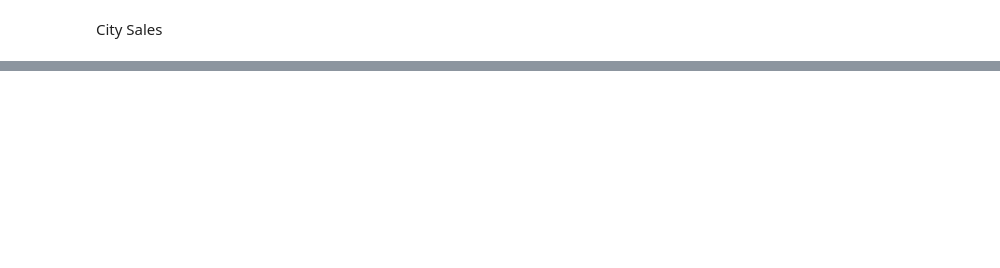
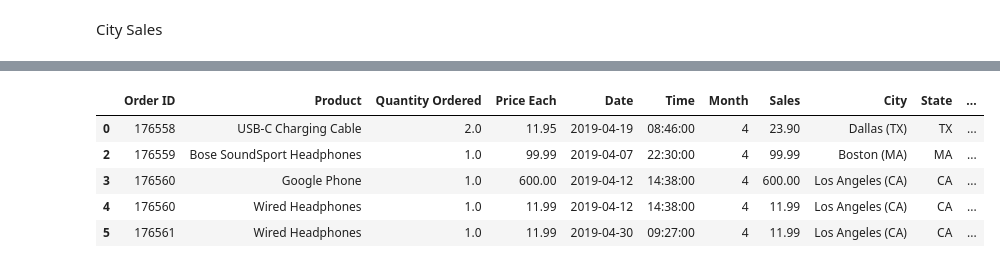
Before and after one commit to shrymhty/Sales-Analysis, a Jupyter notebook: analysis.ipynb, the cells around one changed output, grey strips where cells are left out. Cells and saved outputs as stored; diff of their text form; code cells hidden in the pictures; blank space fills up the shorter version.

```diff
--- a/analysis.ipynb
+++ b/analysis.ipynb
@@ -308,0 +342,3 @@ Passing `palette` without assigning `hue` is deprecated and will be removed in v
+# %%
+all_data['Time'] = pd.to_datetime(all_data['Time'])
+all_data['Date'] = pd.to_datetime(all_data['Date'])
@@ -308,0 +375,2 @@ Passing `palette` without assigning `hue` is deprecated and will be removed in v
+# %%
+all_data['Time'] = all_data['Time'].dt.strftime('%H:%M:%S')
@@ -308,0 +386,2 @@ Passing `palette` without assigning `hue` is deprecated and will be removed in v
+# %%
+all_data['Hour'] = all_data.apply(lambda x: pd.to_datetime(x['Time']).hour, axis = 1)
@@ -308,0 +397,11 @@ Passing `palette` without assigning `hue` is deprecated and will be removed in v
+# %%
+all_data.drop(columns=['Purchase Address'], inplace=True)
+# %%
+all_data.head()
+# %% [output]
+|  | Order ID | Product | Quantity Ordered | Price Each | Date | Time | Month | Sales | City | State | ... |
+| 0 | 176558 | USB-C Charging Cable | 2.0 | 11.95 | 2019-04-19 | 08:46:00 | 4 | 23.90 | Dallas (TX) | TX | ... |
+| 2 | 176559 | Bose SoundSport Headphones | 1.0 | 99.99 | 2019-04-07 | 22:30:00 | 4 | 99.99 | Boston (MA) | MA | ... |
+| 3 | 176560 | Google Phone | 1.0 | 600.00 | 2019-04-12 | 14:38:00 | 4 | 600.00 | Los Angeles (CA) | CA | ... |
+| 4 | 176560 | Wired Headphones | 1.0 | 11.99 | 2019-04-12 | 14:38:00 | 4 | 11.99 | Los Angeles (CA) | CA | ... |
+| 5 | 176561 | Wired Headphones | 1.0 | 11.99 | 2019-04-30 | 09:27:00 | 4 | 11.99 | Los Angeles (CA) | CA | ... |
```
Also changed, not shown: parts of 14 cells of this notebook.
